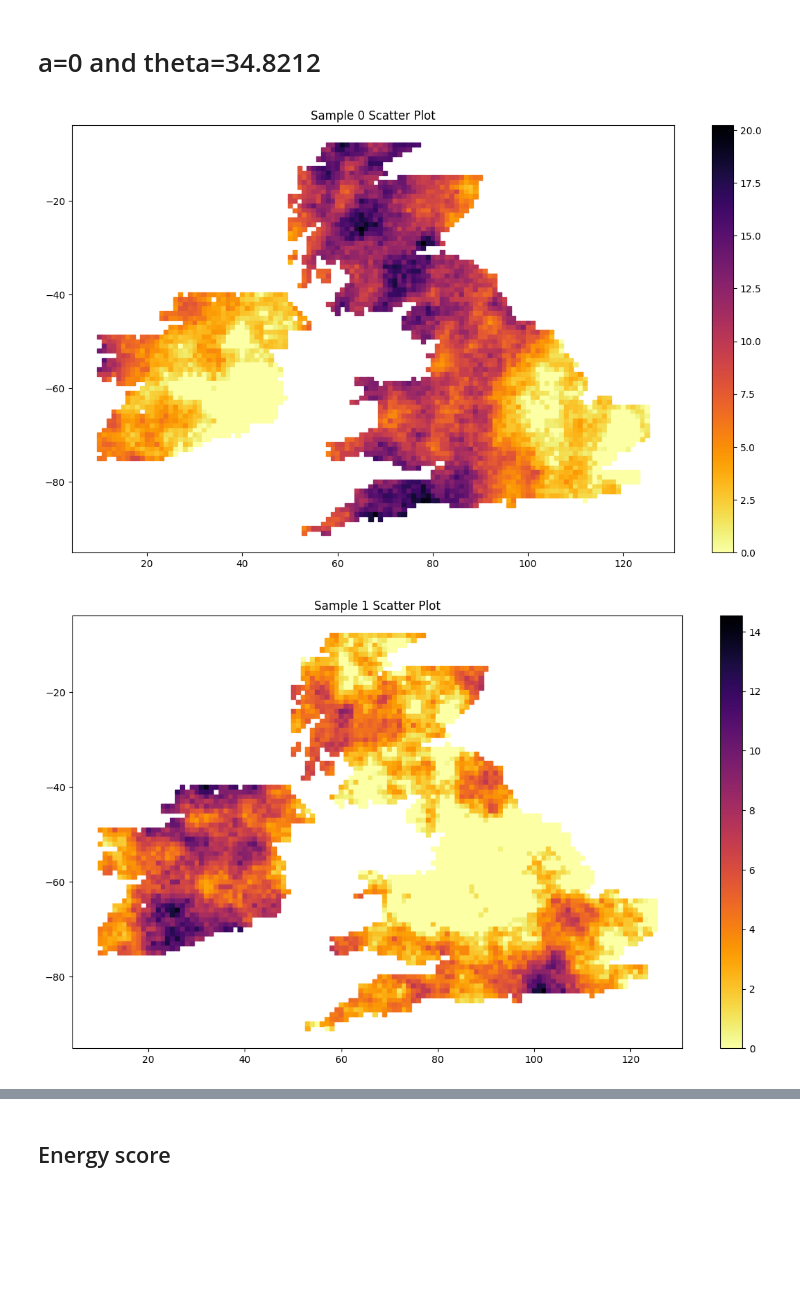
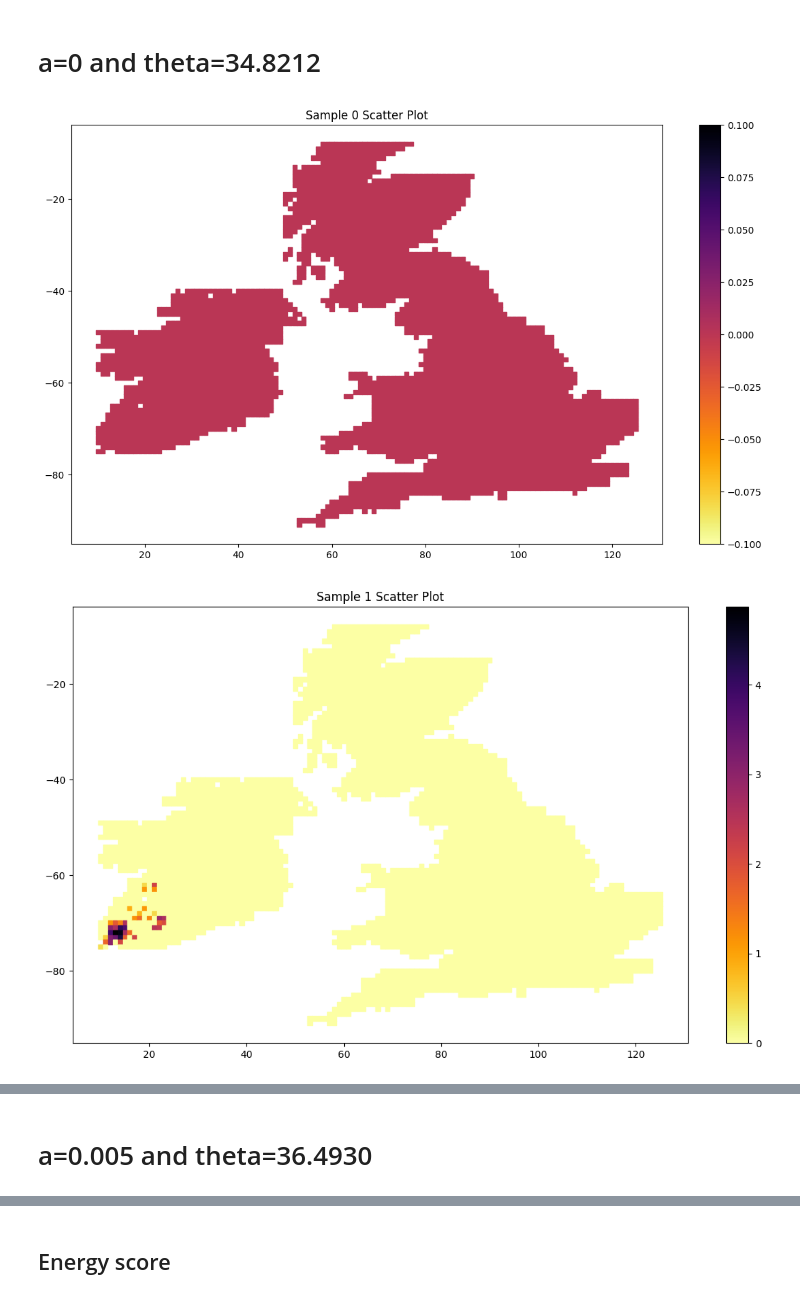
Before and after one commit to Huk-David/SpaDep_VCop, a Jupyter notebook: body/Diagnostics_JGNM.ipynb, the cells around one changed output, grey strips where cells are left out. Saved outputs shown, nothing was run; the diff lists cells and outputs as text; code cells hidden in the pictures; blank space fills up the shorter version.

```diff
--- a/body/Diagnostics_JGNM.ipynb
+++ b/body/Diagnostics_JGNM.ipynb
@@ -130,7 +130,7 @@ def sample_uncensored_copula(alpha,theta,n_sims,GNM_landonly,fixed_noise=None, r
     # covariance matrix
     estimated_cov_matrix = torch_Matern_05(estimated_dist_matrix, theta)
     # sampling with Cholesky decomposition
-    sim_z_est = sample_Gauss_fixed_noise(fixed_noise, torch.linalg.cholesky(estimated_cov_matrix))
+    sim_z_est = sample_Gauss_fixed_noise(fixed_noise, torch.linalg.cholesky(estimated_cov_matrix)).to(dtype=torch.float16)
 
     out = [sim_z_est]
     if return_dist_matrix:
@@ -201,8 +210,19 @@ fixed_noise_reverted = revert_to_indep_gauss(tt(obs_norm_all)[:100], torch.linal
+# %%
+### Just for testing puposes ###
+day_subset_test = np.random.choice(range(4087),100)
+all_sims_test = np.zeros((100,len(GNM_landonly[0][0]),4087), dtype=np.float16)
+
+for day in tqdm(day_subset_test):
+    sims = sample_uncensored_copula(alpha=0,theta=34.8212,n_sims=100,GNM_landonly=GNM_landonly,fixed_noise=None)[0]
+    rain_sims = tt([GNM_z_to_y(sims[sim,:],day) for sim in range(100)], dtype=torch.float16).numpy()
+    all_sims_test[:,day,:] = rain_sims
+all_sims_test = tt(all_sims_test,dtype=torch.float16)
+all_sims_test.shape
 # %%
 sims_a0,dist_mat_a0,cov_mat_a0 = sample_uncensored_copula(alpha=0,theta=34.8212,n_sims=100,GNM_landonly=GNM_landonly,fixed_noise=None, return_dist_matrix=True, return_cov_matrix=True)
-day_shown = 17
+day_shown = day_subset_test[8]
 plot_samples(tt([GNM_z_to_y(sims_a0[sim,:].unsqueeze(0),day_shown) for sim in range(2)]),GNM_landonly)
 plot_samples(tt([GNM_landonly[l][3][day_shown] for l in range(len(GNM_landonly))]).unsqueeze(0),GNM_landonly)
 # %% [output]
-[figure, old version]
+[figure, new version]
-[figure, old version]
+[figure, new version]
@@ -209,0 +230,2 @@ plot_samples(tt([GNM_landonly[l][3][day_shown] for l in range(len(GNM_landonly))
+# %% [markdown]
+# a=0.005 and theta=36.4930
```
Also changed, not shown: parts of 32 cells of this notebook.
